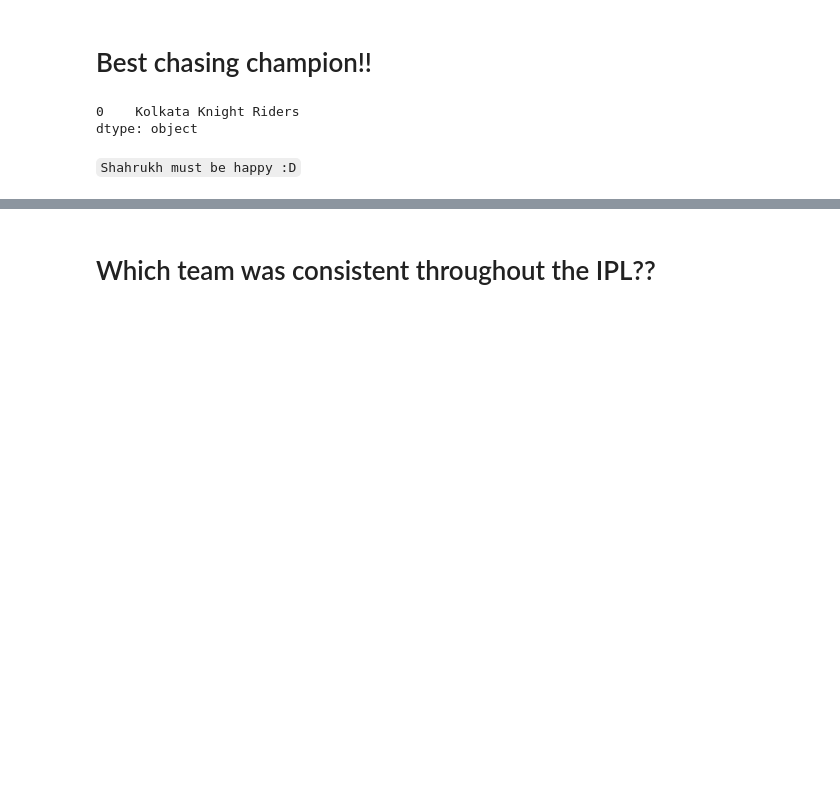
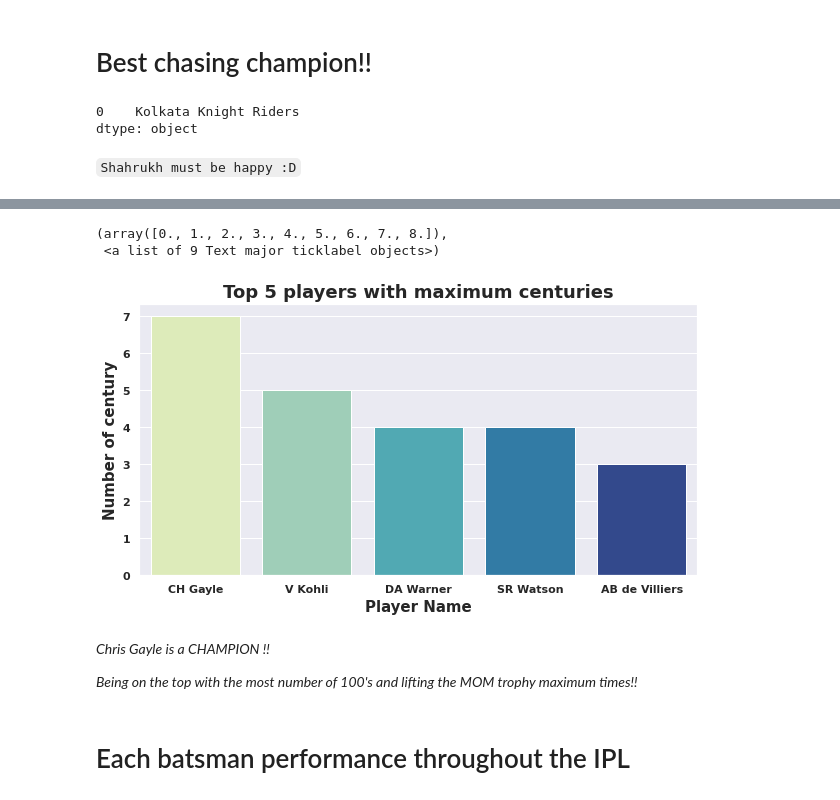
Before and after one commit to Rishabh1928/IPL-T20-Cricket-Analysis, a Jupyter notebook: Rishabh_Kesarwani_24_02_2021_[ABTN0104]_IPL_T20_Cricket_Analysis_Capstone_Project.ipynb, the cells around one changed output, grey strips where cells are left out. Drawn from its saved outputs; the diff is of its cells as text; code cells hidden in the pictures; blank space fills up the shorter version.

```diff
--- a/Rishabh_Kesarwani_24_02_2021_[ABTN0104]_IPL_T20_Cricket_Analysis_Capstone_Project.ipynb
+++ b/Rishabh_Kesarwani_24_02_2021_[ABTN0104]_IPL_T20_Cricket_Analysis_Capstone_Project.ipynb
@@ -844,0 +949,5 @@ dtype: object
+# %%
+# grouping by match id and batsman as it is ball by ball records and performing agg on runs
+
+century = deliveries_df.groupby(["match_id" , "batsman"]).agg({"batsman_runs" : "sum"})
+century.head()
@@ -844,0 +966,3 @@ dtype: object
+# %%
+count_of_centuries = century[century["batsman_runs"] >= 100].groupby(["batsman"]).count().sort_values("batsman_runs" , ascending = False).reset_index().rename(columns = {"batsman_runs" : "count_of_centuries"})
+count_of_centuries.head()
@@ -845,2 +987,30 @@ dtype: object
+# %%
+# creating a plot to show the maximum number of centuries
+
+x_label = list(count_of_centuries.loc[: , "batsman"][0:5])
+y_label = list(count_of_centuries.loc[: , "count_of_centuries"][0:5])
+
+# print(x_label)
+# print(y_label)
+
+# sns.barplot(x_label , y_label)
+
+
+# Alternate way
+
+sns.barplot(x= "batsman" , y="count_of_centuries" , data=count_of_centuries[0:5] , palette="YlGnBu")
+plt.xlabel('Player Name', fontsize = 15, weight = 'bold')
+plt.ylabel('Number of century', fontsize = 15, weight = 'bold')
+plt.title("Top 5 players with maximum centuries" , fontsize = 18 , weight = "bold")
+plt.xticks(weight = "bold")
+plt.yticks(weight = "bold")
+# %% [output]
+(array([0., 1., 2., 3., 4., 5., 6., 7., 8.]),
+ <a list of 9 Text major ticklabel objects>)
+[figure, added]
+# %% [markdown]
+*Chris Gayle is a CHAMPION !!*
+
+*Being on the top with the most number of 100's and lifting the MOM trophy maximum times!!*
 # %% [markdown]
-# Which team was consistent throughout the IPL??
+# Each batsman performance throughout the IPL
```
Also changed, not shown: parts of 47 cells of this notebook.
